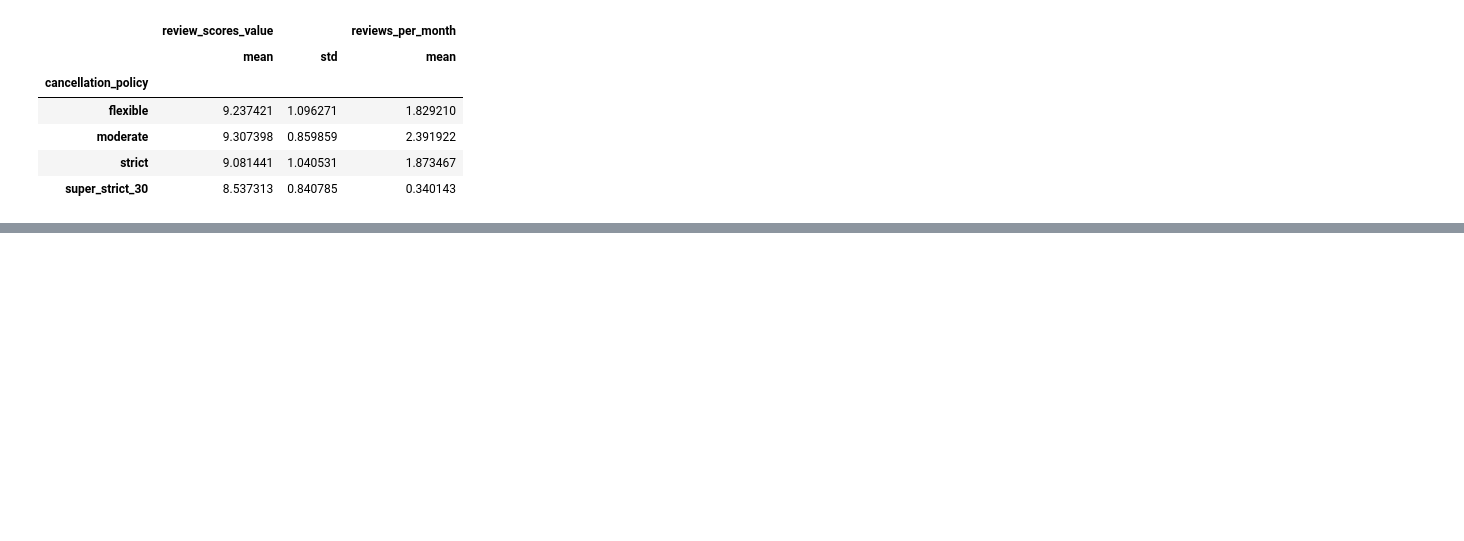
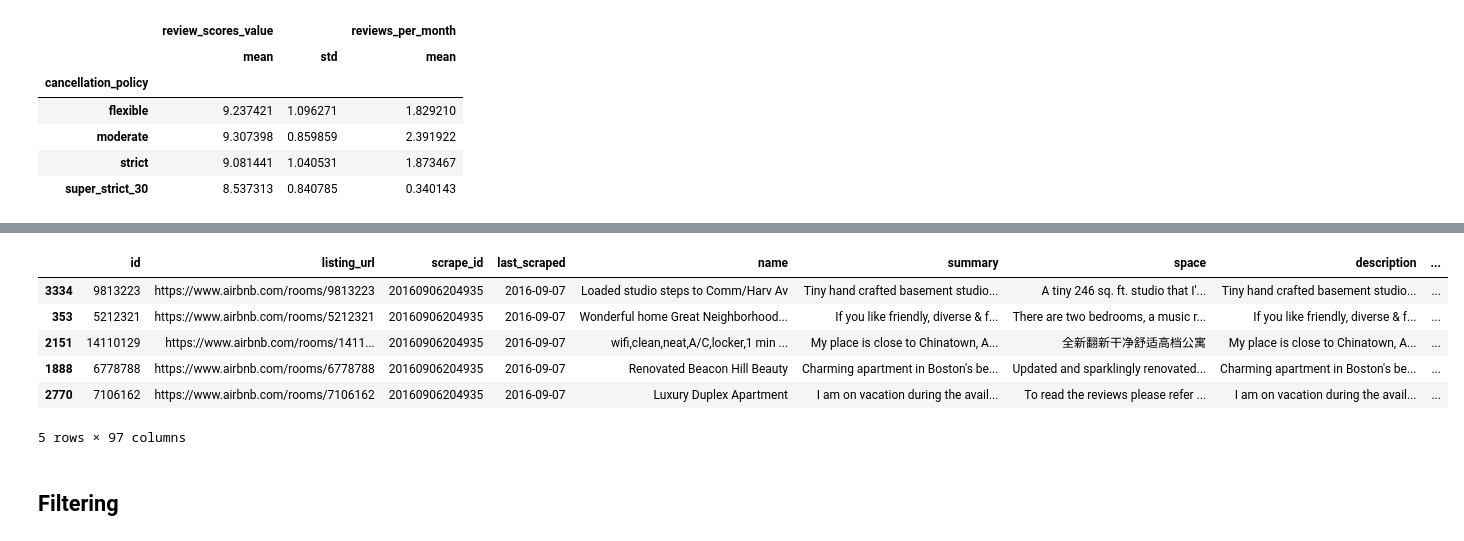
Before and after one commit to smeteo/Applied-DS-with-Python, a Jupyter notebook: Week3_Data_Processing_w_Pandas.ipynb, the cells around one changed output, grey strips where cells are left out. Drawn from its saved outputs; the diff is of its cells as text; code cells hidden in the pictures; blank space fills up the shorter version.

Commit message:
Groupby aggregation

```diff
--- a/Week3_Data_Processing_w_Pandas.ipynb
+++ b/Week3_Data_Processing_w_Pandas.ipynb
@@ -234,0 +237,2 @@ df.groupby('cancellation_policy').agg({'review_scores_value':(np.mean, np.std),
+# %%
+df['mean_review_scores']=df.groupby('cancellation_policy')['review_scores_value'].transform(np.mean)
@@ -234,0 +246,14 @@ df.groupby('cancellation_policy').agg({'review_scores_value':(np.mean, np.std),
+# %%
+df['mean_diff'] = np.abs(df.review_scores_value - df.mean_review_scores)
+# %%
+df.sample(5)
+# %% [output]
+|  | id | listing_url | scrape_id | last_scraped | name | summary | space | description | ... |
+| 3334 | 9813223 | https://www.airbnb.com/rooms/9813223 | 20160906204935 | 2016-09-07 | Loaded studio steps to Comm/Harv Av | Tiny hand crafted basement studio... | A tiny 246 sq. ft. studio that I'... | Tiny hand crafted basement studio... | ... |
+| 353 | 5212321 | https://www.airbnb.com/rooms/5212321 | 20160906204935 | 2016-09-07 | Wonderful home Great Neighborhood... | If you like friendly, diverse & f... | There are two bedrooms, a music r... | If you like friendly, diverse & f... | ... |
+| 2151 | 14110129 | https://www.airbnb.com/rooms/1411... | 20160906204935 | 2016-09-07 | wifi,clean,neat,A/C,locker,1 min ... | My place is close to Chinatown, A... | 全新翻新干净舒适高档公寓 | My place is close to Chinatown, A... | ... |
+| 1888 | 6778788 | https://www.airbnb.com/rooms/6778788 | 20160906204935 | 2016-09-07 | Renovated Beacon Hill Beauty | Charming apartment in Boston's be... | Updated and sparklingly renovated... | Charming apartment in Boston's be... | ... |
+| 2770 | 7106162 | https://www.airbnb.com/rooms/7106162 | 20160906204935 | 2016-09-07 | Luxury Duplex Apartment | I am on vacation during the avail... | To read the reviews please refer ... | I am on vacation during the avail... | ... |
+5 rows × 97 columns
+# %% [markdown]
+## Filtering
```
Also changed, not shown: parts of 4 cells of this notebook.
